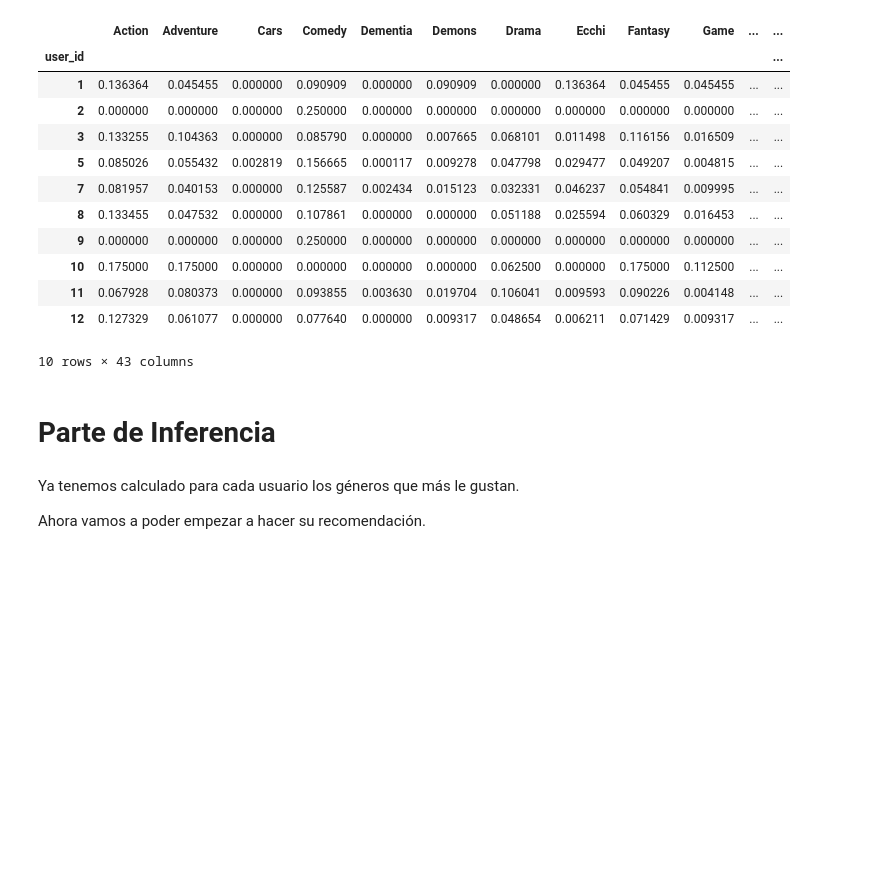
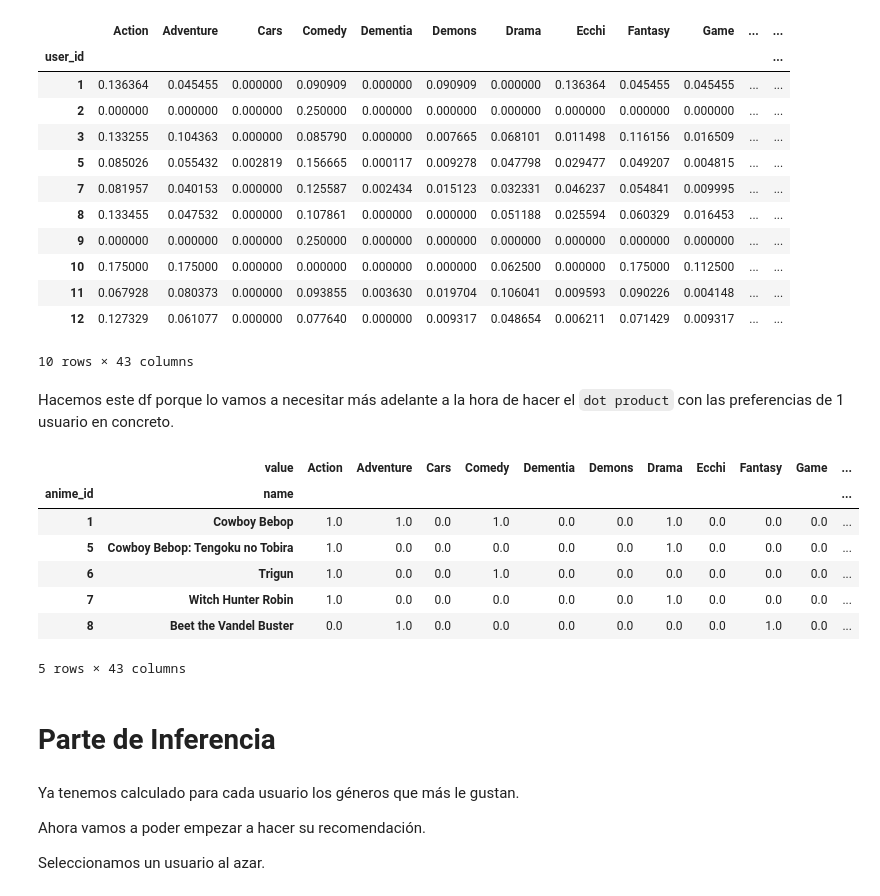
Before and after one commit to DalilaGimenez/nuclio_charlas, a Jupyter notebook: CBRS.ipynb, the cells around one changed output. Saved outputs shown, nothing was run; the diff lists cells and outputs as text; code cells hidden in the pictures; blank space fills up the shorter version.

```diff
--- a/CBRS.ipynb
+++ b/CBRS.ipynb
@@ -243,11 +241,45 @@ ponderated_score.head(10)
 | 11 | 0.067928 | 0.080373 | 0.000000 | 0.093855 | 0.003630 | 0.019704 | 0.106041 | 0.009593 | 0.090226 | 0.004148 | ... | ... |
 | 12 | 0.127329 | 0.061077 | 0.000000 | 0.077640 | 0.000000 | 0.009317 | 0.048654 | 0.006211 | 0.071429 | 0.009317 | ... | ... |
 10 rows × 43 columns
+# %% [markdown]
+Hacemos este df porque lo vamos a necesitar más adelante a la hora de hacer el `dot product` con las preferencias de 1 usuario en concreto.
+# %%
+anime_genre = (
+    anime
+    .set_index(["anime_id", "name"])
+    ["genre"]
+    .str.split(", ", expand = True)
+    .reset_index()
+    .melt(id_vars = ["anime_id", "name"])
+    [["anime_id", "name", "value"]]
+    .dropna()
+    .pivot_table(
+        index = ["anime_id", "name"],
+        columns = "value",
+        aggfunc = len
+    )
+    .fillna(0)
+    .reset_index()
+    .set_index(["anime_id", "name"])
+)
+# %%
+anime_genre.head()
+# %% [output]
+|  | value | Action | Adventure | Cars | Comedy | Dementia | Demons | Drama | Ecchi | Fantasy | Game | ... |
+| anime_id | name |  |  |  |  |  |  |  |  |  |  | ... |
+| 1 | Cowboy Bebop | 1.0 | 1.0 | 0.0 | 1.0 | 0.0 | 0.0 | 1.0 | 0.0 | 0.0 | 0.0 | ... |
+| 5 | Cowboy Bebop: Tengoku no Tobira | 1.0 | 0.0 | 0.0 | 0.0 | 0.0 | 0.0 | 1.0 | 0.0 | 0.0 | 0.0 | ... |
+| 6 | Trigun | 1.0 | 0.0 | 0.0 | 1.0 | 0.0 | 0.0 | 0.0 | 0.0 | 0.0 | 0.0 | ... |
+| 7 | Witch Hunter Robin | 1.0 | 0.0 | 0.0 | 0.0 | 0.0 | 0.0 | 1.0 | 0.0 | 0.0 | 0.0 | ... |
+| 8 | Beet the Vandel Buster | 0.0 | 1.0 | 0.0 | 0.0 | 0.0 | 0.0 | 0.0 | 0.0 | 1.0 | 0.0 | ... |
+5 rows × 43 columns
 # %% [markdown]
 # Parte de Inferencia
 # %% [markdown]
 Ya tenemos calculado para cada usuario los géneros que más le gustan.
 
 Ahora vamos a poder empezar a hacer su recomendación.
+
+Seleccionamos un usuario al azar.
 # %%
 random_user = pd.Series(rating["user_id"].unique()).sample().iloc[0]
```
Also changed, not shown: parts of 24 cells of this notebook, 5 other files.
